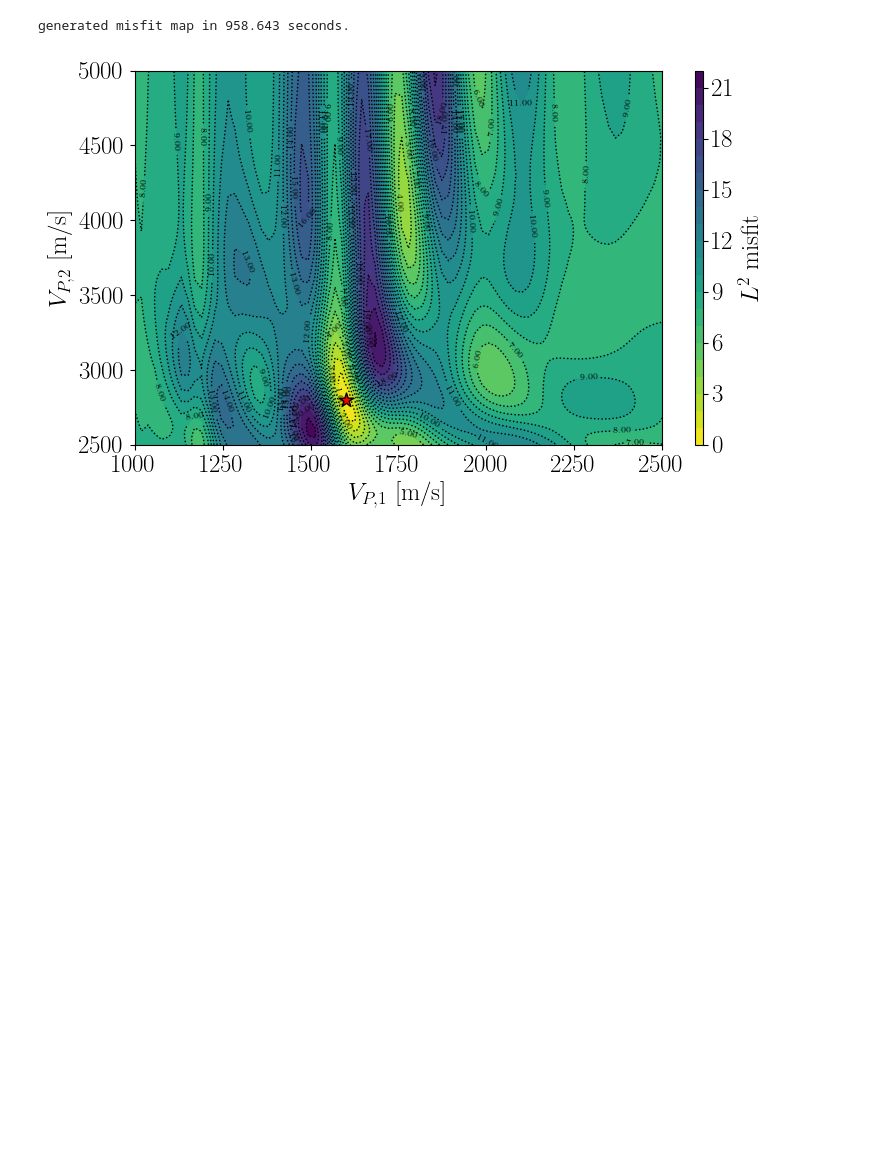
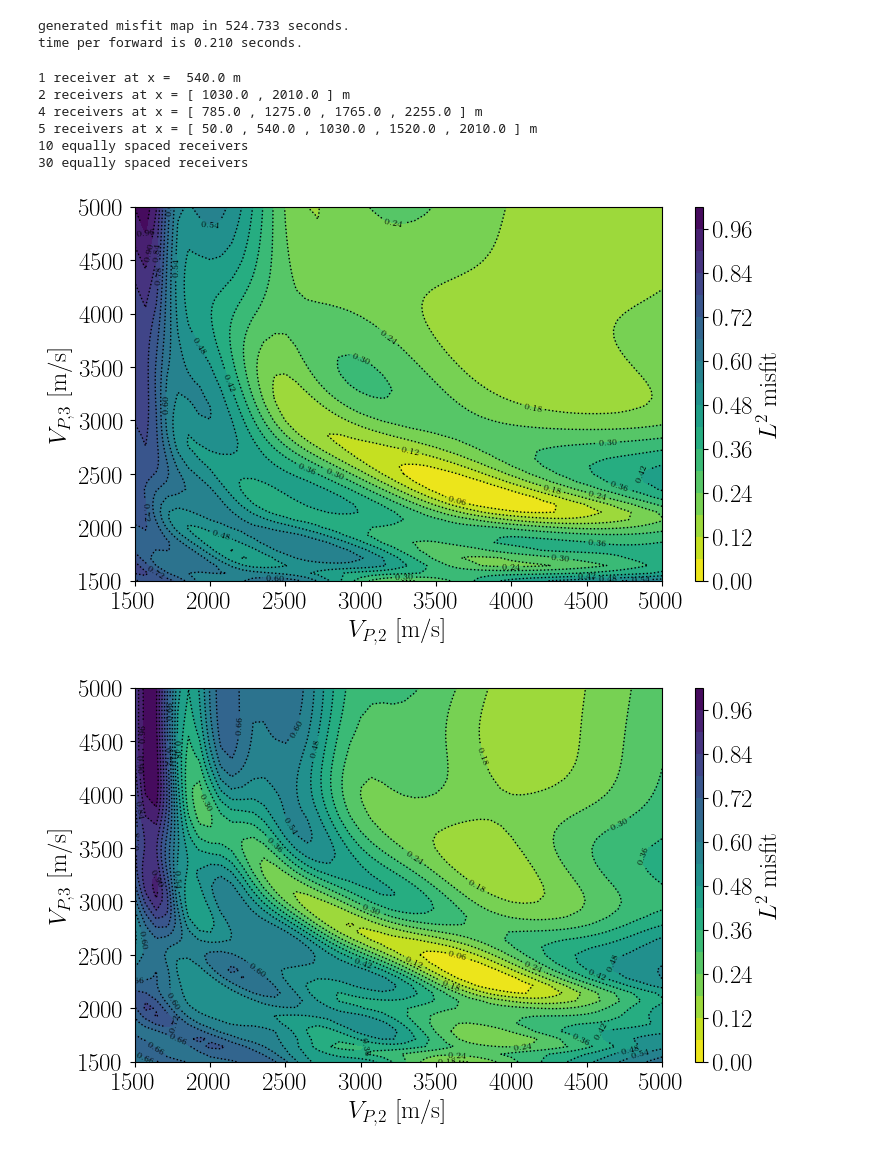
Before and after one commit to pmarchne/reflectivity-acoustic, a Jupyter notebook: notebooks/L2_cost.ipynb, the cells around one changed output. Drawn from its saved outputs; the diff is of its cells as text; code cells hidden in the pictures; blank space fills up the shorter version.

```diff
--- a/notebooks/L2_cost.ipynb
+++ b/notebooks/L2_cost.ipynb
@@ -105,50 +168,83 @@ misfit =  4.875488765764438
 # %%
-#vp_min, vp_max, npts = 1000, 2500, 80
-#vp_min2, vp_max2 = 1000, 4000
+vp_min, vp_max, npts = 1500, 5000, 50
+vp_min2, vp_max2 = 1500, 5000
 
-#vp_min, vp_max, npts = 1500, 4000, 60
-#vp_min2, vp_max2 = 2000, 7000
-
-vp_min, vp_max, npts = 1000, 2500, 80
-vp_min2, vp_max2 = 2500, 5000
+#vp0, vp1, vp2 = 1900., 2800., 4200.
 
 x_vals = np.linspace(vp_min, vp_max, npts)
 y_vals = np.linspace(vp_min2, vp_max2, npts)
 xgrid, ygrid = np.meshgrid(x_vals, y_vals, indexing='ij')
 COST = np.empty_like(xgrid)
+COST1 = np.empty_like(xgrid)
+COST2 = np.empty_like(xgrid)
+COST4 = np.empty_like(xgrid)
+COST5 = np.empty_like(xgrid)
+COST5_bis = np.empty_like(xgrid)
+COST10 = np.empty_like(xgrid)
 
 start_time = time.time()
 for i in range(npts):
     for j in range(npts):
         point = np.array([xgrid[i, j], ygrid[i, j]])
-        #layers = [(250.0, point[0], 2000.0),(600.0, point[1], 2000.0)]
-        # layers = [(300.0, 1600., 2000.0),(350.0, point[0], 2000.0),(500.0, point[1], 2000.0)]
-        layers = [(300.0, point[0], 2000.0),(350.0, point[1], 2000.0),(500.0, 4800., 2000.0)]
-        dcal_tmp = forward(layers, acq, param, free_surface=fs, nq_prop=nq_prop, nq_evan=nq_evan)
-        COST[i,j] = l2_misfit(dcal_tmp, trace, std_noise)
+        vps[2], vps[3] = point[0], point[1]
+        layers = update_from_arrays(layers, vps=vps)
+        dcal = forward(layers, acq, param, free_surface=fs, nq_prop=nquad)
+        COST[i,j] = l2_misfit(dcal, d_obs, std_noise=1.)
+        COST1[i,j] = l2_misfit_nobs(dcal, d_obs, ind_obs=[6])
+        COST2[i,j] = l2_misfit_nobs(dcal, d_obs, ind_obs=[12, 24])
+        COST4[i,j] = l2_misfit_nobs(dcal, d_obs, ind_obs=[9, 15, 21, 27])
+        COST5[i,j] = l2_misfit_nobs(dcal, d_obs, ind_obs=[0, 6, 12, 18, 24, 30])
+        COST5_bis[i,j] = l2_misfit_nobs(dcal, d_obs, ind_obs=[15, 16, 17, 18, 19])
+        COST10[i,j] = l2_misfit_nobs(dcal, d_obs, ind_obs=[0, 3, 6, 9, 12, 15, 18, 21, 24, 27, 30])
 
 elapsed_time = time.time() - start_time
 print(f"generated misfit map in {elapsed_time:.3f} seconds.")
+print(f"time per forward is {elapsed_time/(npts*npts):.3f} seconds.")
 # %% [output]
-generated misfit map in 958.643 seconds.
+generated misfit map in 524.733 seconds.
+time per forward is 0.210 seconds.
 # %%
 def create_plot(X, Y, Z):
     plt.figure(figsize=(8, 5))
-    contour_lines = plt.contour(X, Y, Z, levels=24,
+    maxZ = np.max(Z)
+    contour_lines = plt.contour(X, Y, Z/maxZ, levels=16,
                                     colors="black", linewidths=1., linestyles="dotted")
     plt.clabel(contour_lines, inline=True, fontsize=6, fmt="%.2f")  # Add isovalue labels
-    plt.contourf(X, Y, Z, levels=24, cmap="viridis_r")
+    plt.contourf(X, Y, Z/maxZ, levels=16, cmap="viridis_r")
     plt.colorbar(label="$L^2$ misfit", aspect=50)
-    plt.scatter(vp0, vp1, s=115, c="red", marker='*', alpha=1, edgecolors='k')
-    plt.xlabel(r'$V_{P,1}$ [m/s]')
-    plt.ylabel(r'$V_{P,2}$ [m/s]')
+    plt.scatter(vp_ref[0], vp_ref[1], s=115, c="red", marker='*', alpha=1, edgecolors='k')
+    plt.xlabel(r'$V_{P,2}$ [m/s]')
+    plt.ylabel(r'$V_{P,3}$ [m/s]')
     #plt.xlim([1000, 2500])
     #plt.ylim([1000, 4000])
-    plt.xlim([1000, 2500])
-    plt.ylim([2500, 5000])
+    plt.xlim([vp_min, vp_max])
+    plt.ylim([vp_min2, vp_max2])
     plt.tight_layout()
-    plt.show()
 # %%
+print("1 receiver at x = ", x_receivers[6], "m")
+create_plot(xgrid, ygrid, COST1)
+#plt.savefig('L2_cost_1_receiver.png', dpi=300)
+print("2 receivers at x = [", x_receivers[12], ",", x_receivers[24], "] m")
+create_plot(xgrid, ygrid, COST2)
+#plt.savefig('L2_cost_2_receivers.png', dpi=300)
+print("4 receivers at x = [", x_receivers[9], ",", x_receivers[15], ",", x_receivers[21], ",", x_receivers[27], "] m")
+create_plot(xgrid, ygrid, COST4)
+#plt.savefig('L2_cost_4_receivers.png', dpi=300)
+print("5 receivers at x = [", x_receivers[0], ",", x_receivers[6], ",", x_receivers[12], ",", x_receivers[18], ",", x_receivers[24], "] m")
+create_plot(xgrid, ygrid, COST5)
+#plt.savefig('L2_cost_5_receivers.png', dpi=300)
+print("10 equally spaced receivers")
+create_plot(xgrid, ygrid, COST10)
+#plt.savefig('L2_cost_10_receivers.png', dpi=300)
+print("30 equally spaced receivers")
 create_plot(xgrid, ygrid, COST)
+#plt.savefig('L2_cost_30_receivers.png', dpi=300)
 # %% [output]
+1 receiver at x =  540.0 m
+2 receivers at x = [ 1030.0 , 2010.0 ] m
+4 receivers at x = [ 785.0 , 1275.0 , 1765.0 , 2255.0 ] m
+5 receivers at x = [ 50.0 , 540.0 , 1030.0 , 1520.0 , 2010.0 ] m
+10 equally spaced receivers
+30 equally spaced receivers
-[figure, old version]
+[figure, new version]
+[figure, added]
```
Also changed, not shown: parts of 13 cells of this notebook, 11 other files.
